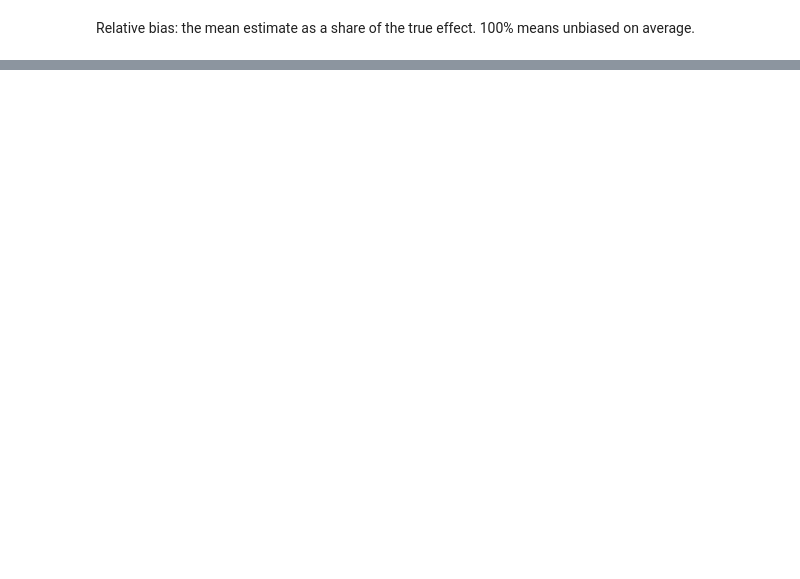
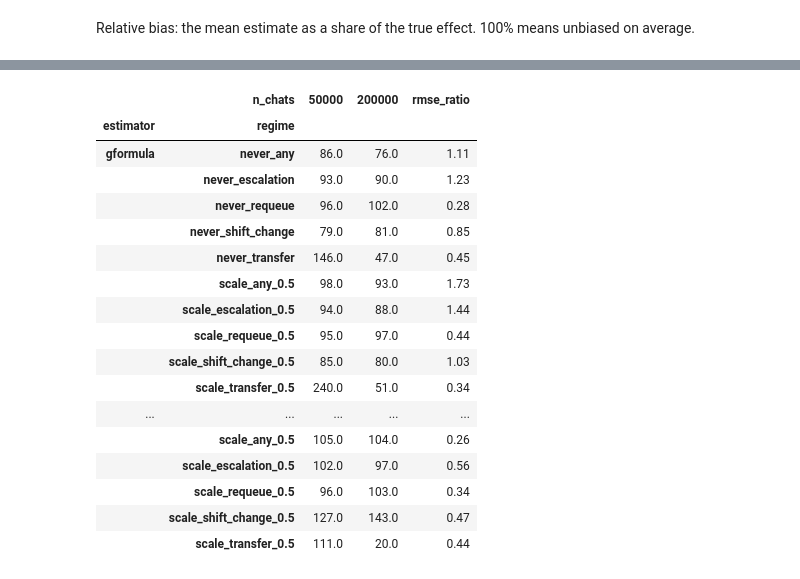
Before and after one commit to raz1470/gmethods, a Jupyter notebook: notebooks/03_recovery.ipynb, the cells around one changed output, grey strips where cells are left out. Saved outputs shown, nothing was run; the diff lists cells and outputs as text; code cells hidden in the pictures; blank space fills up the shorter version.

```diff
--- a/notebooks/03_recovery.ipynb
+++ b/notebooks/03_recovery.ipynb
@@ -94,0 +130,27 @@ rel.round(0)
+# %%
+sizes = sorted(full.index.get_level_values("n_chats").unique())
+if len(sizes) > 1:
+    keep = full.loc[full.index.get_level_values("estimator").isin(["gformula", "ltmle"])]
+    out = (keep["rd_mean"] / keep["rd_true"] * 100).unstack("n_chats").round(0)
+    out["rmse_ratio"] = (keep["rmse"].unstack("n_chats")[sizes[-1]]
+                         / keep["rmse"].unstack("n_chats")[sizes[0]]).round(2)
+    display(out)
+# %% [output]
+|  | n_chats | 50000 | 200000 | rmse_ratio |
+| estimator | regime |  |  |  |
+| gformula | never_any | 86.0 | 76.0 | 1.11 |
+|  | never_escalation | 93.0 | 90.0 | 1.23 |
+|  | never_requeue | 96.0 | 102.0 | 0.28 |
+|  | never_shift_change | 79.0 | 81.0 | 0.85 |
+|  | never_transfer | 146.0 | 47.0 | 0.45 |
+|  | scale_any_0.5 | 98.0 | 93.0 | 1.73 |
+|  | scale_escalation_0.5 | 94.0 | 88.0 | 1.44 |
+|  | scale_requeue_0.5 | 95.0 | 97.0 | 0.44 |
+|  | scale_shift_change_0.5 | 85.0 | 80.0 | 1.03 |
+|  | scale_transfer_0.5 | 240.0 | 51.0 | 0.34 |
+| ... | ... | ... | ... | ... |
+|  | scale_any_0.5 | 105.0 | 104.0 | 0.26 |
+|  | scale_escalation_0.5 | 102.0 | 97.0 | 0.56 |
+|  | scale_requeue_0.5 | 96.0 | 103.0 | 0.34 |
+|  | scale_shift_change_0.5 | 127.0 | 143.0 | 0.47 |
+|  | scale_transfer_0.5 | 111.0 | 20.0 | 0.44 |
```
Also changed, not shown: parts of 6 cells of this notebook, 7 other files.
